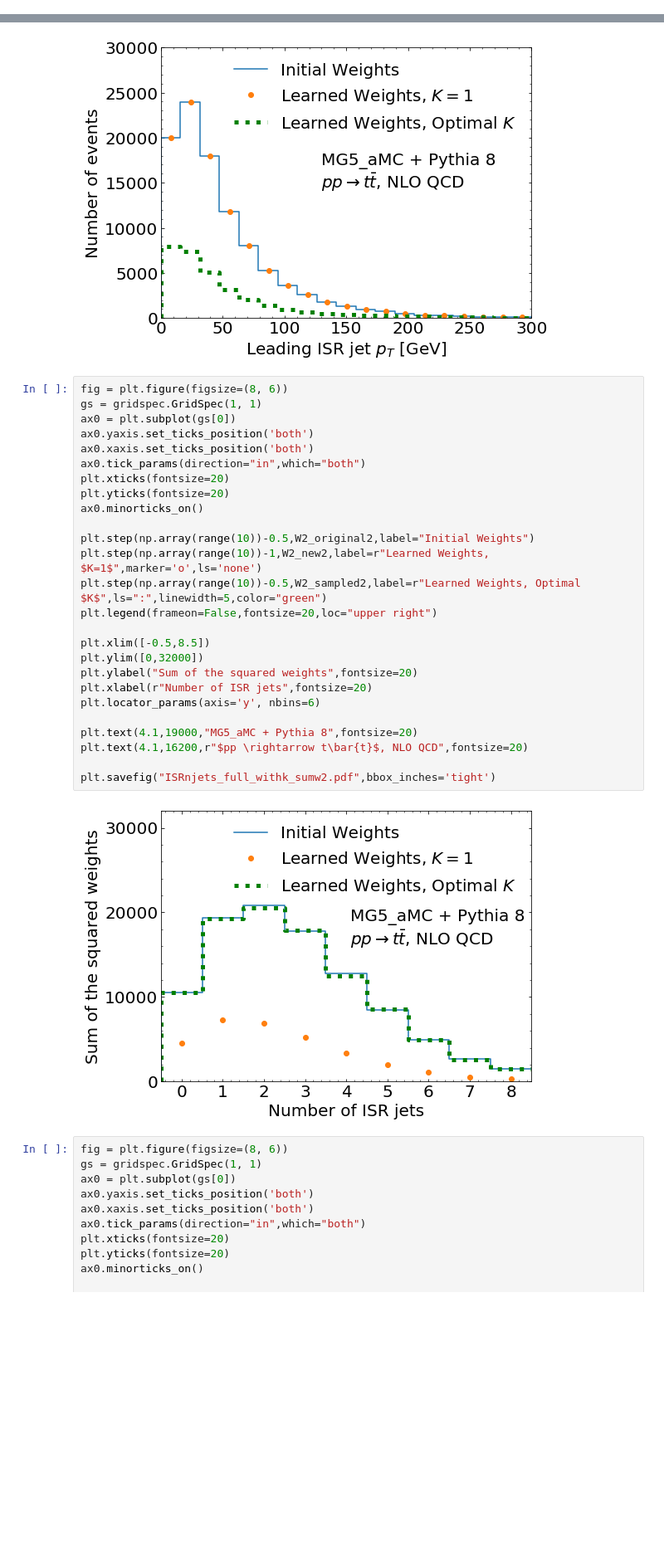
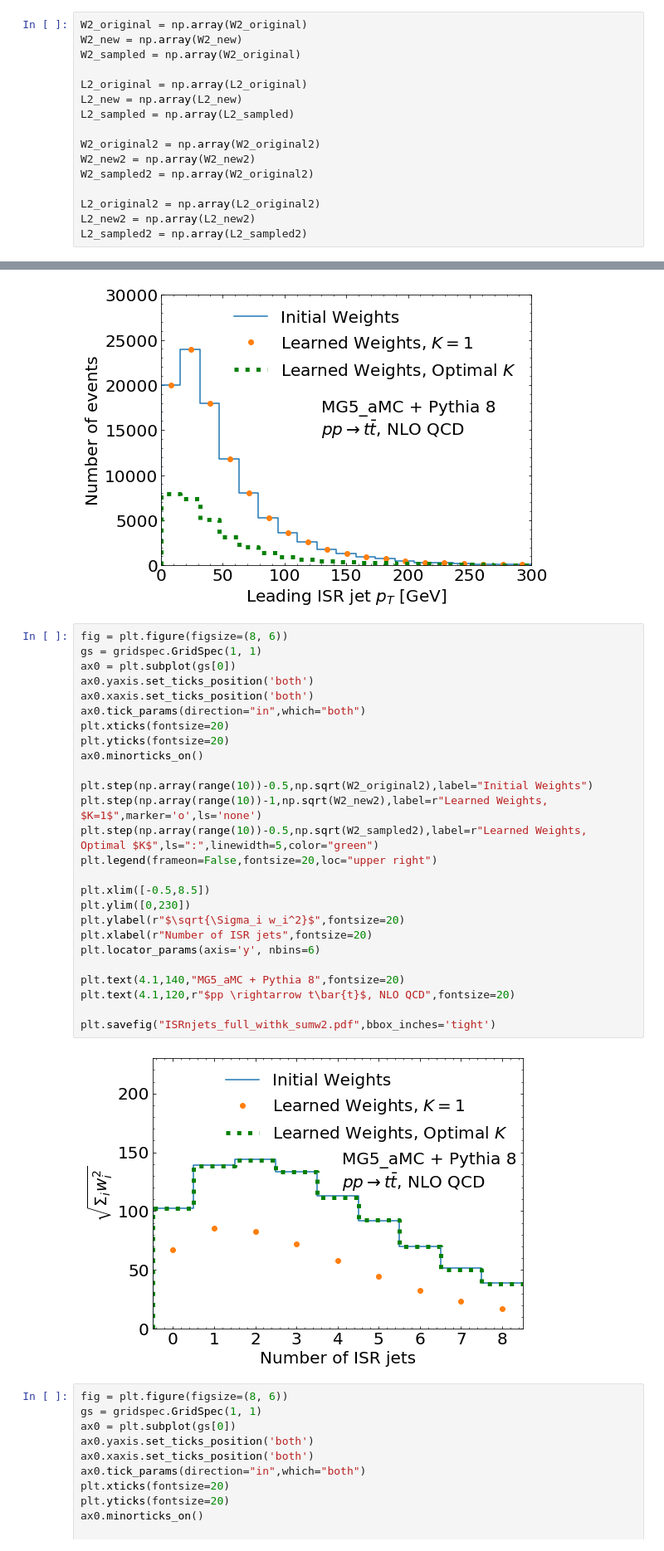
Before and after one commit to bnachman/NeuralPositiveResampler, a Jupyter notebook: TopQuarksExample.ipynb, the cells around one changed output, grey strips where cells are left out. Shown at 83% size. Cells and saved outputs as stored; diff of their text form; blank space fills up the shorter version.

```diff
--- a/TopQuarksExample.ipynb
+++ b/TopQuarksExample.ipynb
@@ -984,3 +912,19 @@ W2_sampled2 = [sum(neweights[Bins2_newval==i]**2) for i in range(10)]
 L2_original2 = [len(Wf_val[Yf_val[:,0]==0][Bins2_val==i]**2) for i in range(10)]
 L2_new2 = [len(learned_weightsf[Yf_val[:,0]==0][Bins2_val==i]**2) for i in range(10)]
 L2_sampled2 = [len(neweights[Bins2_newval==i]**2) for i in range(10)]
+# %%
+W2_original = np.array(W2_original)
+W2_new = np.array(W2_new)
+W2_sampled = np.array(W2_original)
+
+L2_original = np.array(L2_original)
+L2_new = np.array(L2_new)
+L2_sampled = np.array(L2_sampled)
+
+W2_original2 = np.array(W2_original2)
+W2_new2 = np.array(W2_new2)
+W2_sampled2 = np.array(W2_original2)
+
+L2_original2 = np.array(L2_original2)
+L2_new2 = np.array(L2_new2)
+L2_sampled2 = np.array(L2_sampled2)
@@ -1042,31 +1081,31 @@ plt.savefig("ISRpT_full_withk_Number.pdf",bbox_inches='tight')
 # %%
 fig = plt.figure(figsize=(8, 6))
 gs = gridspec.GridSpec(1, 1)
 ax0 = plt.subplot(gs[0])
 ax0.yaxis.set_ticks_position('both')
 ax0.xaxis.set_ticks_position('both')
 ax0.tick_params(direction="in",which="both")
 plt.xticks(fontsize=20)
 plt.yticks(fontsize=20)
 ax0.minorticks_on()
 
-plt.step(np.array(range(10))-0.5,W2_original2,label="Initial Weights")
-plt.step(np.array(range(10))-1,W2_new2,label=r"Learned Weights, $K=1$",marker='o',ls='none')
-plt.step(np.array(range(10))-0.5,W2_sampled2,label=r"Learned Weights, Optimal $K$",ls=":",linewidth=5,color="green")
+plt.step(np.array(range(10))-0.5,np.sqrt(W2_original2),label="Initial Weights")
+plt.step(np.array(range(10))-1,np.sqrt(W2_new2),label=r"Learned Weights, $K=1$",marker='o',ls='none')
+plt.step(np.array(range(10))-0.5,np.sqrt(W2_sampled2),label=r"Learned Weights, Optimal $K$",ls=":",linewidth=5,color="green")
 plt.legend(frameon=False,fontsize=20,loc="upper right")
 
 plt.xlim([-0.5,8.5])
-plt.ylim([0,32000])
-plt.ylabel("Sum of the squared weights",fontsize=20)
+plt.ylim([0,230])
+plt.ylabel(r"$\sqrt{\Sigma_i w_i^2}$",fontsize=20)
 plt.xlabel(r"Number of ISR jets",fontsize=20)
 plt.locator_params(axis='y', nbins=6)
 
-plt.text(4.1,19000,"MG5_aMC + Pythia 8",fontsize=20)
-plt.text(4.1,16200,r"$pp \rightarrow t\bar{t}$, NLO QCD",fontsize=20)
+plt.text(4.1,140,"MG5_aMC + Pythia 8",fontsize=20)
+plt.text(4.1,120,r"$pp \rightarrow t\bar{t}$, NLO QCD",fontsize=20)
 
 plt.savefig("ISRnjets_full_withk_sumw2.pdf",bbox_inches='tight')
 # %% [output]
-[figure, old version]
+[figure, new version]
 # %%
 fig = plt.figure(figsize=(8, 6))
 gs = gridspec.GridSpec(1, 1)
```
Also changed, not shown: parts of 12 cells of this notebook, 1 other file.
